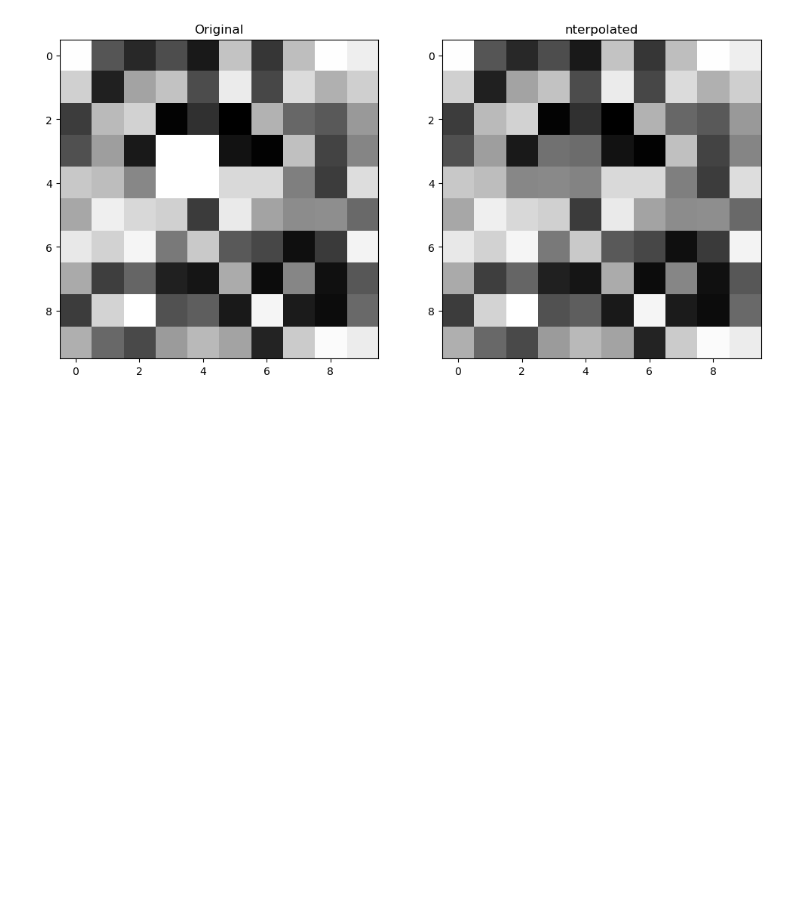
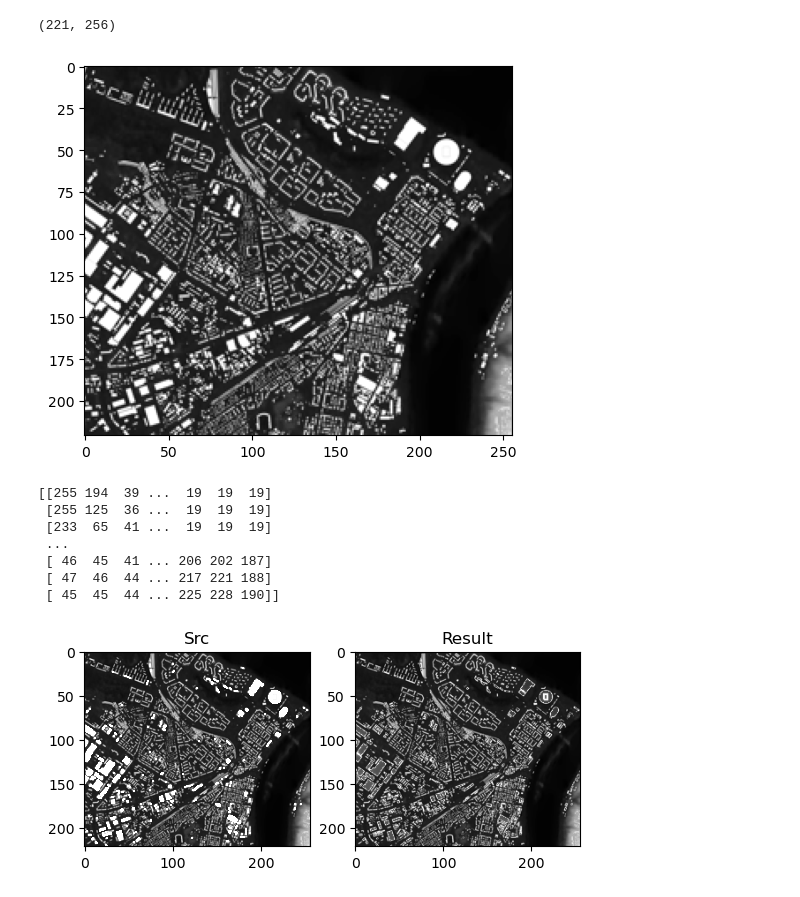
Before and after one commit to itmogamedev/MSc24-VoidFilling, a Jupyter notebook: notebooks/Interpolation_experiments.ipynb, the cells around one changed output. Drawn from its saved outputs; the diff is of its cells as text; code cells hidden in the pictures; blank space fills up the shorter version.

```diff
--- a/notebooks/Interpolation_experiments.ipynb
+++ b/notebooks/Interpolation_experiments.ipynb
@@ -14,28 +14,33 @@ def idw(x, y, z, xi, yi, power=2):
 
     return zi
 
-def interp(image, power=2):
+def interpolate(image, power=2):
     known_coords = np.array(np.where(~np.isnan(image)))
     unknown_coords = np.array(np.where(np.isnan(image)))
 
     known_values = image[~np.isnan(image)]
 
-    interpolated_values = idw_interpolation(known_coords[1], known_coords[0], known_values,
+    interpolated_values = idw(known_coords[1], known_coords[0], known_values,
                                             unknown_coords[1], unknown_coords[0], power)
 
     filled_image = image.copy()
     filled_image[np.isnan(image)] = interpolated_values
 
     return filled_image
+
+def load_img(name):
+    p = os.path.abspath(os.path.join(os.getcwd(), "../dataset", name))
+
+    with Image.open(p) as im:
+        gray = im.convert('L')
+        gray.thumbnail((256, 256))
+        return np.array(gray)
 # %%
-with Image.open(os.getcwd() + "/dataset/void_mask.png") as im:
-    im.show()
-
 image = np.zeros((10, 10))
 image = np.random.random((10, 10))
 image[3:5, 3:5] = np.nan
 
-filled_image = interp(image)
+filled_image = interpolate(image)
 
 plt.figure(figsize=(12, 6))
 
@@ -44,9 +49,41 @@ plt.title("Original")
 plt.imshow(image, cmap='gray')
 
 plt.subplot(1, 2, 2)
-plt.title("nterpolated")
+plt.title("Interpolated")
 plt.imshow(filled_image, cmap='gray')
 
 plt.show()
-# %% [output]
-[figure, removed]
+# %%
+img = load_img("void_mask.png")
+print(img.shape)
+
+plt.imshow(img, cmap='gray')
+plt.show()
+
+print(img)
+
+img = img.astype(np.single)
+img[img == 255] = np.nan
+
+filled_image = interpolate(img)
+
+plt.subplot(1, 2, 1)
+plt.title("Src")
+plt.imshow(img, cmap='gray')
+
+plt.subplot(1, 2, 2)
+plt.title("Result")
+plt.imshow(filled_image, cmap='gray')
+
+plt.show()
+# %% [output]
+(221, 256)
+[figure, added]
+[[255 194  39 ...  19  19  19]
+ [255 125  36 ...  19  19  19]
+ [233  65  41 ...  19  19  19]
+ ...
+ [ 46  45  41 ... 206 202 187]
+ [ 47  46  44 ... 217 221 188]
+ [ 45  45  44 ... 225 228 190]]
+[figure, added]
```
Also changed, not shown: 9 other files.
